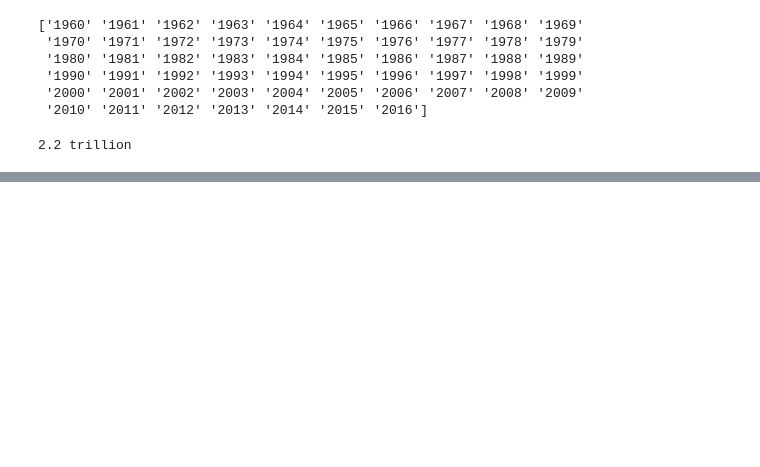
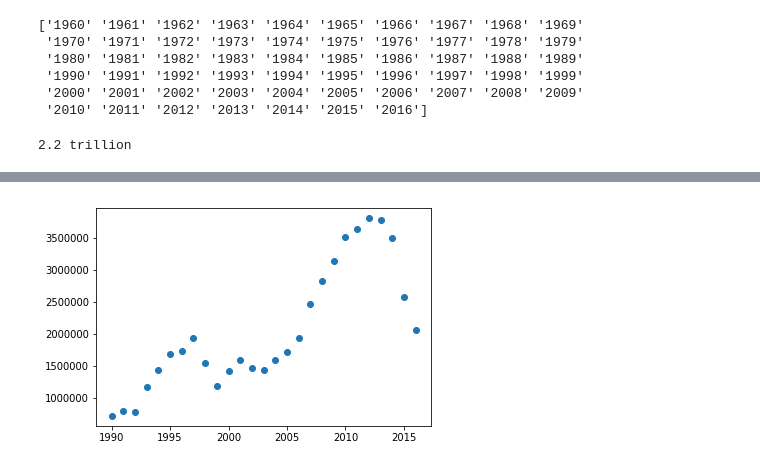
Before and after one commit to allandcnarciso/Sell-Cars-GPD-Regression-, a Jupyter notebook: analysis.ipynb, the cells around one changed output, grey strips where cells are left out. Saved outputs shown, nothing was run; the diff lists cells and outputs as text; code cells hidden in the pictures; blank space fills up the shorter version.

```diff
--- a/analysis.ipynb
+++ b/analysis.ipynb
@@ -36,0 +71,5 @@ plt.show()
+# %%
+plt.scatter(np.arange(1990,2017,1),car_amount[0:len(car_amount)-1]);
+plt.show()
+# %% [output]
+[figure, added]
```
Also changed, not shown: parts of 6 cells of this notebook, 1 other file.
